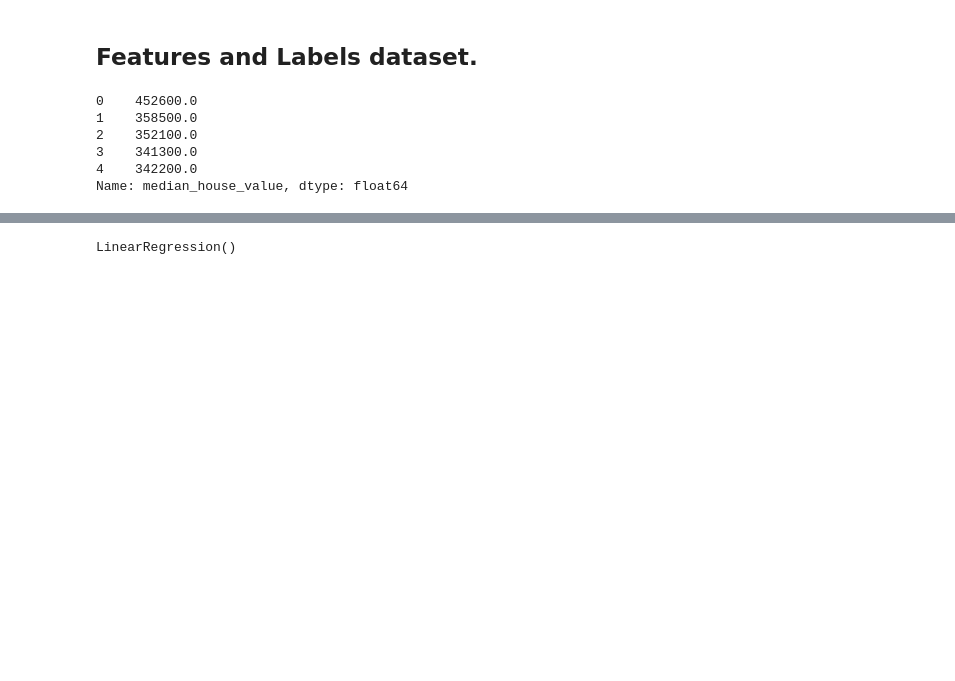
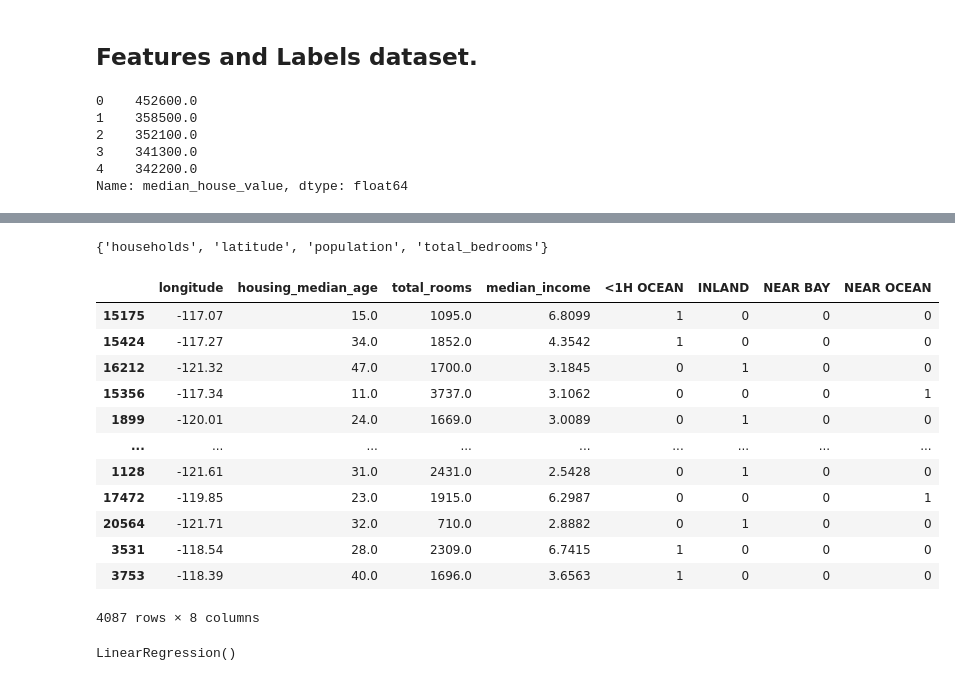
Before and after one commit to kelcheone/california_housing_price_pred, a Jupyter notebook: californial-housing-pirce-prediction.ipynb, the cells around one changed output, grey strips where cells are left out. Cells and saved outputs as stored; diff of their text form; code cells hidden in the pictures; blank space fills up the shorter version.

Commit message:
adding heat maps and dropping highly correlated features.

```diff
--- a/californial-housing-pirce-prediction.ipynb
+++ b/californial-housing-pirce-prediction.ipynb
@@ -116,3 +148,36 @@ X_train, X_test, y_train, y_test = train_test_split(X,y, test_size=0.2 , random_
+# %%
+def correlation(dataset, threshold):
+    col_corr = set()  # Set of all the names of correlated columns
+    corr_matrix = dataset.corr()
+    for i in range(len(corr_matrix.columns)):
+        for j in range(i):
+            if abs(corr_matrix.iloc[i, j]) > threshold: # we are interested in absolute coeff value
+                colname = corr_matrix.columns[i]  # getting the name of column
+                col_corr.add(colname)
+    return col_corr
+# %%
+corr_features =  correlation(X_train, 0.8)
+corr_features
+# %% [output]
+{'households', 'latitude', 'population', 'total_bedrooms'}
+# %%
+drop_features = set(list(corr_features)[0:])
+X_train.drop(drop_features,axis=1)
+X_test.drop(drop_features,axis=1)
+# %% [output]
+|  | longitude | housing_median_age | total_rooms | median_income | <1H OCEAN | INLAND | NEAR BAY | NEAR OCEAN |
+| 15175 | -117.07 | 15.0 | 1095.0 | 6.8099 | 1 | 0 | 0 | 0 |
+| 15424 | -117.27 | 34.0 | 1852.0 | 4.3542 | 1 | 0 | 0 | 0 |
+| 16212 | -121.32 | 47.0 | 1700.0 | 3.1845 | 0 | 1 | 0 | 0 |
+| 15356 | -117.34 | 11.0 | 3737.0 | 3.1062 | 0 | 0 | 0 | 1 |
+| 1899 | -120.01 | 24.0 | 1669.0 | 3.0089 | 0 | 1 | 0 | 0 |
+| ... | ... | ... | ... | ... | ... | ... | ... | ... |
+| 1128 | -121.61 | 31.0 | 2431.0 | 2.5428 | 0 | 1 | 0 | 0 |
+| 17472 | -119.85 | 23.0 | 1915.0 | 6.2987 | 0 | 0 | 0 | 1 |
+| 20564 | -121.71 | 32.0 | 710.0 | 2.8882 | 0 | 1 | 0 | 0 |
+| 3531 | -118.54 | 28.0 | 2309.0 | 6.7415 | 1 | 0 | 0 | 0 |
+| 3753 | -118.39 | 40.0 | 1696.0 | 3.6563 | 1 | 0 | 0 | 0 |
+4087 rows × 8 columns
 # %%
 from sklearn.linear_model import LinearRegression
 OLS = LinearRegression()
```
Also changed, not shown: parts of 7 cells of this notebook.
